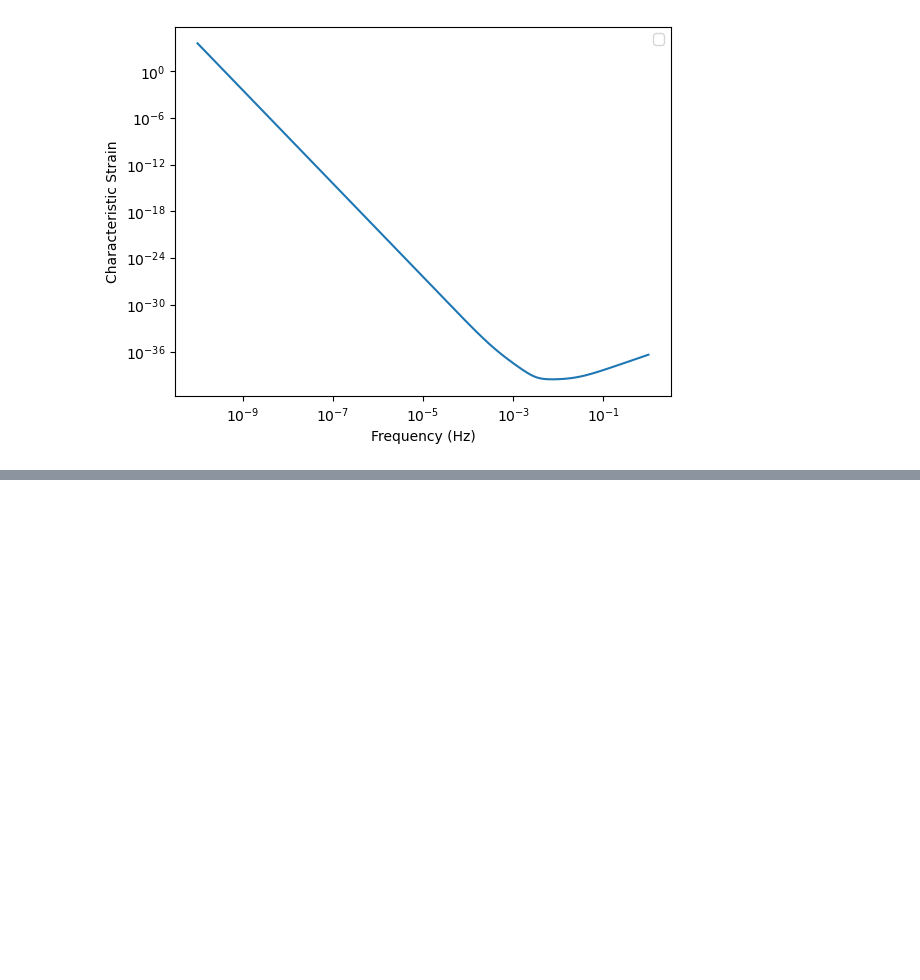
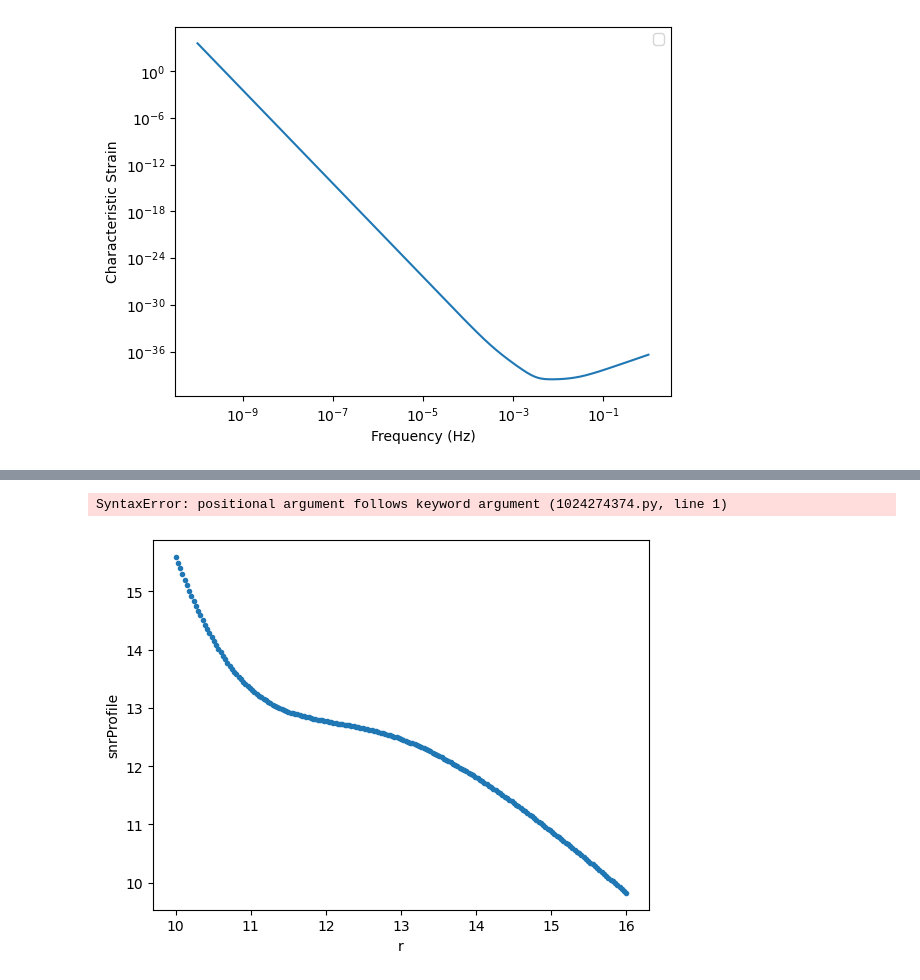
Before and after one commit to smmasruk/M1_Intership, a Jupyter notebook: From_eric/test_notebook1-checkpoint-checkpoint.ipynb, the cells around one changed output, grey strips where cells are left out. Cells and saved outputs as stored; diff of their text form; code cells hidden in the pictures; blank space fills up the shorter version.

```diff
--- a/From_eric/test_notebook1-checkpoint-checkpoint.ipynb
+++ b/From_eric/test_notebook1-checkpoint-checkpoint.ipynb
@@ -445,0 +446,50 @@ plt.show()
+# %%
+wave = few(M, mu, p0,dist=0.0000004, e0, theta, phi, dt=dt, T=2000/(365.25*24*3600))
+# %% [output]
+SyntaxError: positional argument follows keyword argument (1024274374.py, line 1)
+# %%
+r = np.linspace(10, 16, 201)
+M = 4e6
+mu = 5e-2
+
+
+
+
+# make a numpy array named snrProfile
+snrProfile = []
+
+# create 2 more list
+e0 = 0.0
+theta = np.pi/2  # polar viewing angle
+phi =0 # azimuthal viewing angle
+dt = 15
+T=2000/(365.25*24*3600)
+# create a loop for p0 in the range of 6 to 14
+for p0 in r:
+    wave = few(M, mu, p0, e0, theta, phi, dt=dt, T=2000/(365.25*24*3600))
+    # wave = few(M, mu, p0, e0, theta, phi, dt=dt, T=0.1)
+
+    # Calculate the Fourier transform of wave.real and wave.imag
+    fft_real = np.fft.fft(wave.real)
+    fft_imag = np.fft.fft(wave.imag)
+
+    # Calculate the power spectra by squaring the magnitudes
+    power_spectrum_real = np.abs(fft_real) ** 2
+    power_spectrum_imag = np.abs(fft_imag) ** 2
+
+    # Add the power spectra together
+    power_spectrum = power_spectrum_real + power_spectrum_imag
+    # write this power_spectrum to a file
+    # print(np.shape(power_spectrum))
+    power_spectrum1=power_spectrum
+    sum_power = np.sqrt(np.sum(power_spectrum1))
+    # store it in snrProfile
+    snrProfile.append(sum_power)
+# plot the snrProfile vs r
+plt.figure()
+plt.plot(r, snrProfile, '.')
+plt.xlabel('r')
+plt.ylabel('snrProfile')
+plt.show()
+# %% [output]
+[figure, added]
```
Also changed, not shown: parts of 11 cells of this notebook, 6 other files.
